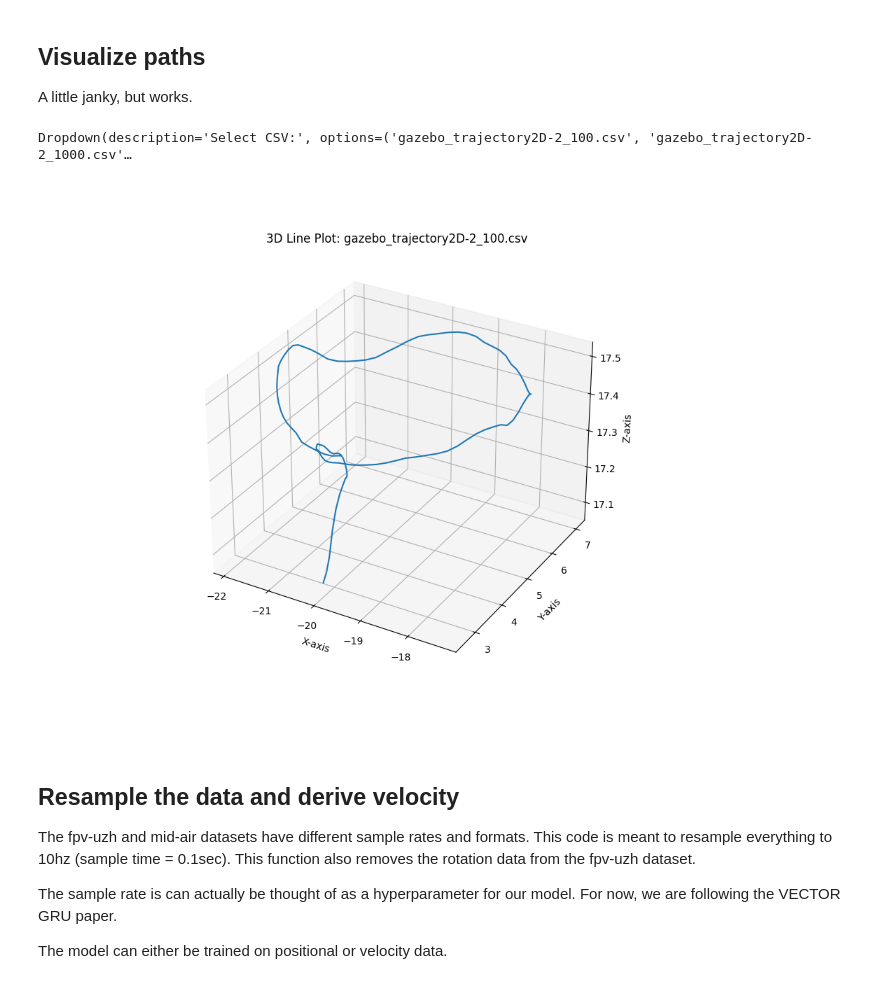
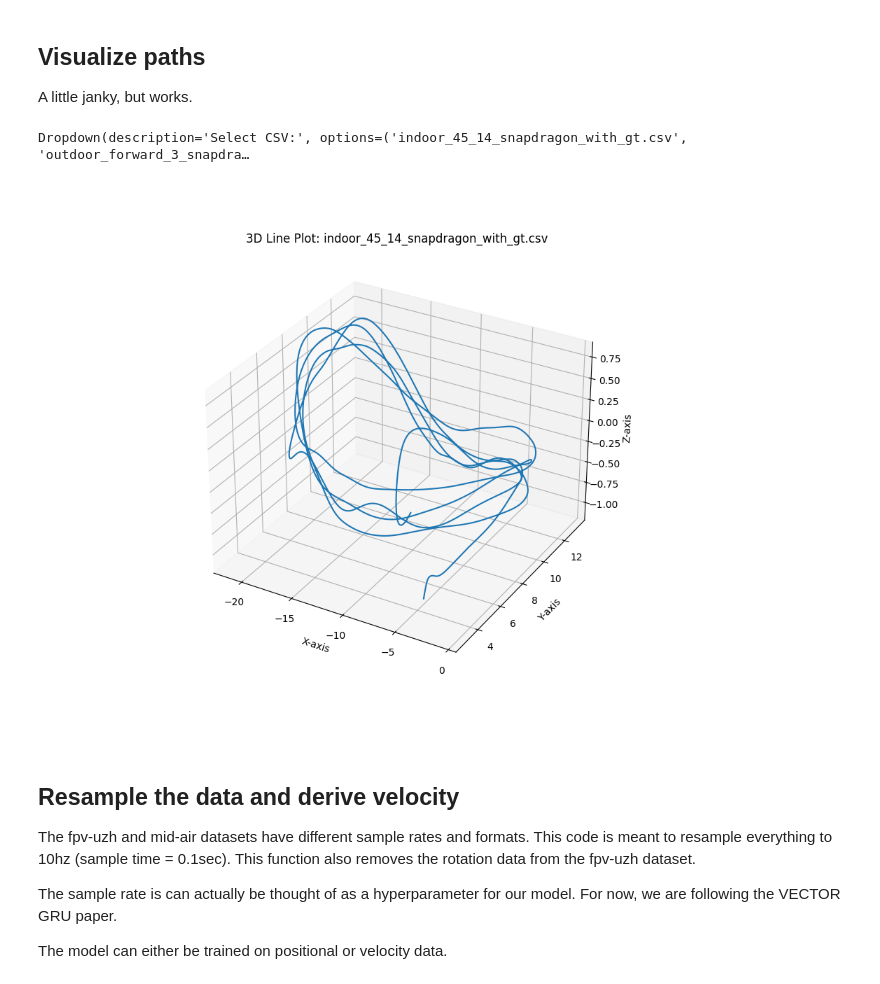
Before and after one commit to samlyme/afrl, a Jupyter notebook: models/main.ipynb, the cells around one changed output. Saved outputs shown, nothing was run; the diff lists cells and outputs as text; code cells hidden in the pictures.

```diff
--- a/models/main.ipynb
+++ b/models/main.ipynb
@@ -103,36 +103,36 @@ def create_interactive_3d_plot(directory="."):
             ax.text2D(0.5, 0.5, f"Error loading or plotting {selected_file_name}: {e}",
                       transform=ax.transAxes, ha="center")
             fig.canvas.draw_idle()
 
     # Link the dropdown to the update function
     file_dropdown.observe(update_plot, names="value")
 
     # Display the dropdown and the initial plot
     display(file_dropdown)
 
     # Trigger initial plot with the first file
     # Manually create a dictionary that mimics the 'change' object structure
     initial_change_event = {"new": file_dropdown.value}
     update_plot(initial_change_event)
 
     plt.show()
 
 # To use this function:
 # 1. Make sure you have ipywidgets installed: pip install ipywidgets
 # 2. Run this code in a Jupyter Notebook or JupyterLab.
 # 3. Create some dummy CSV files for testing with 'timestamp', 'tx', 'ty', 'tz' columns.
 #    Example:
 #    df1 = pd.DataFrame({'timestamp': range(10), 'tx': [i for i in range(10)], 'ty': [i*2 for i in range(10)], 'tz': [i*3 for i in range(10)]})
 #    df1.to_csv('data1.csv', index=False)
 #    df2 = pd.DataFrame({'timestamp': range(10), 'tx': [i for i in range(10)], 'ty': [10-i for i in range(10)], 'tz': [i*0.5 for i in range(10)]})
 #    df2.to_csv('data2.csv', index=False)
 
 # Call the function. By default, it looks for CSVs in the current directory.
 # You can specify a different directory: create_interactive_3d_plot("/path/to/your/data")
-create_interactive_3d_plot(directory="../data/clean/riotu-labs")
+create_interactive_3d_plot(directory="../data/clean/fpv-uzh")
 # %% [output]
-Dropdown(description='Select CSV:', options=('gazebo_trajectory2D-2_100.csv', 'gazebo_trajectory2D-2_1000.csv'…
+Dropdown(description='Select CSV:', options=('indoor_45_14_snapdragon_with_gt.csv', 'outdoor_forward_3_snapdra…
-[figure, old version]
+[figure, new version]
 # %% [markdown]
 ## Resample the data and derive velocity
 
```
